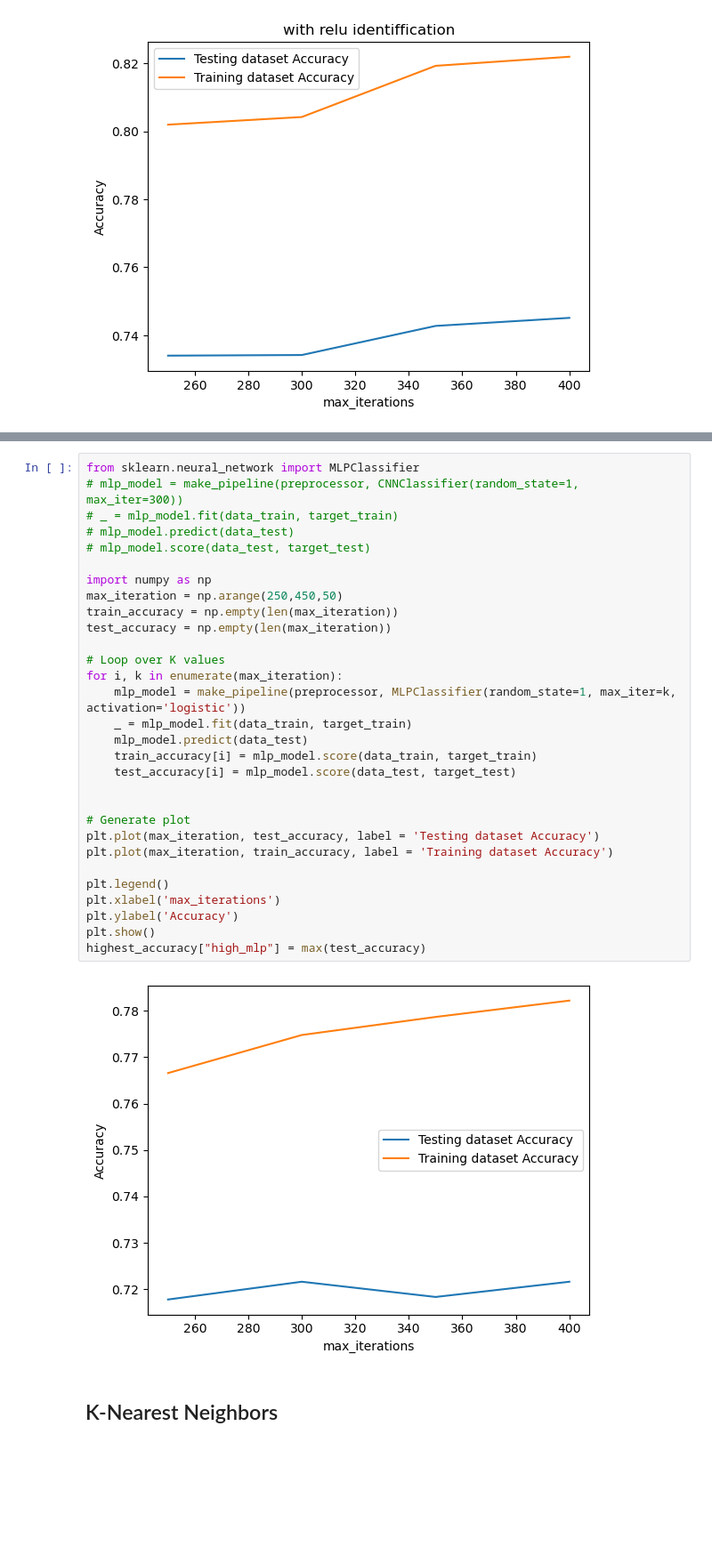
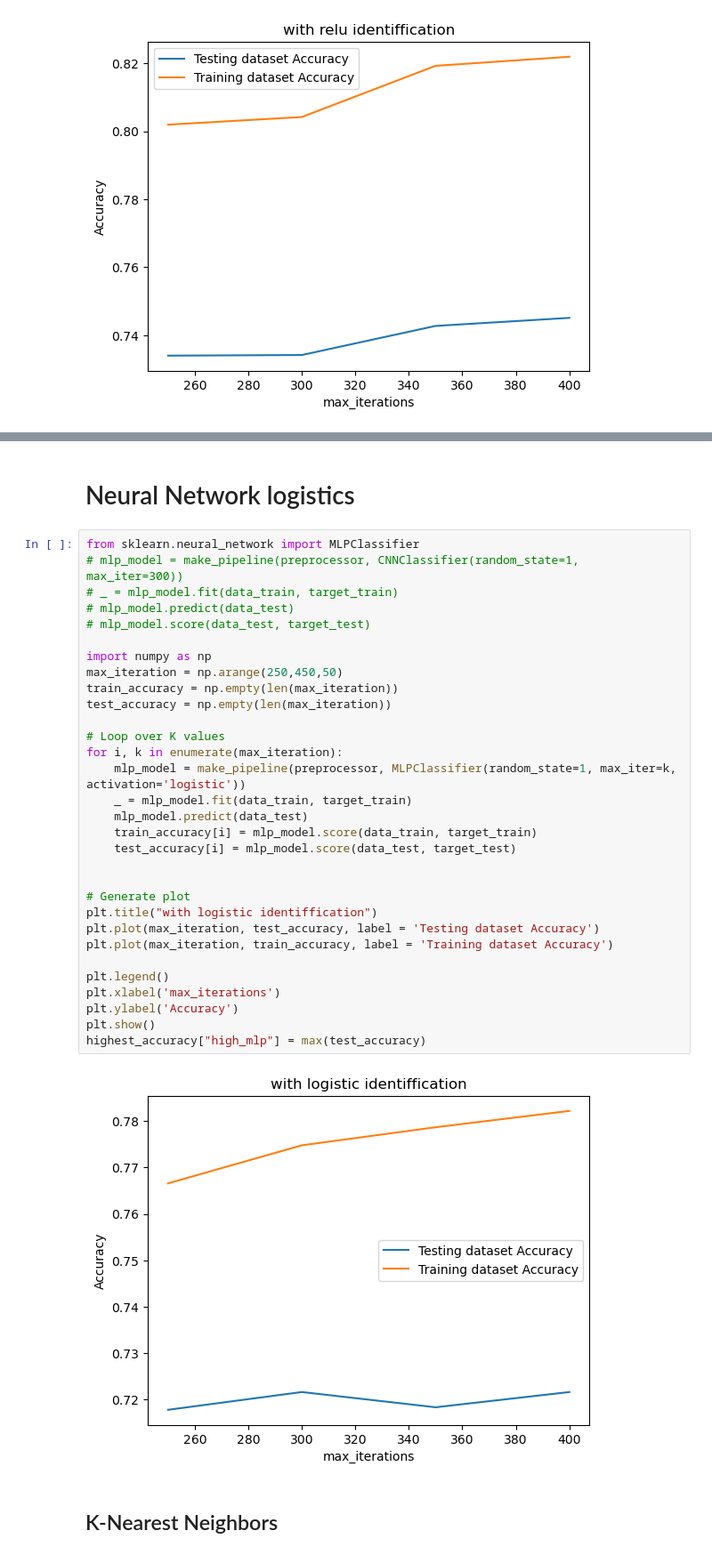
Before and after one commit to AlbertNg02/food-insecurity-prediction, a Jupyter notebook: data_explore.ipynb, the cells around one changed output, grey strips where cells are left out. Shown at 89% size. Cells and saved outputs as stored; diff of their text form; blank space fills up the shorter version.

Commit message:
Added title for neuralnetwork graphs

```diff
--- a/data_explore.ipynb
+++ b/data_explore.ipynb
@@ -596,35 +597,38 @@ highest_accuracy["high_mlp"] = max(test_accuracy)
+# %% [markdown]
+# Neural Network logistics
 # %%
 from sklearn.neural_network import MLPClassifier
 # mlp_model = make_pipeline(preprocessor, CNNClassifier(random_state=1, max_iter=300))
 # _ = mlp_model.fit(data_train, target_train)
 # mlp_model.predict(data_test)
 # mlp_model.score(data_test, target_test)
 
 import numpy as np
 max_iteration = np.arange(250,450,50)
 train_accuracy = np.empty(len(max_iteration))
 test_accuracy = np.empty(len(max_iteration))
 
 # Loop over K values
 for i, k in enumerate(max_iteration):
     mlp_model = make_pipeline(preprocessor, MLPClassifier(random_state=1, max_iter=k, activation='logistic'))
     _ = mlp_model.fit(data_train, target_train)
     mlp_model.predict(data_test)
     train_accuracy[i] = mlp_model.score(data_train, target_train)
     test_accuracy[i] = mlp_model.score(data_test, target_test)
 
 
 # Generate plot
+plt.title("with logistic identiffication")
 plt.plot(max_iteration, test_accuracy, label = 'Testing dataset Accuracy')
 plt.plot(max_iteration, train_accuracy, label = 'Training dataset Accuracy')
 
 plt.legend()
 plt.xlabel('max_iterations')
 plt.ylabel('Accuracy')
 plt.show()
 highest_accuracy["high_mlp"] = max(test_accuracy)
 # %% [output]
-[figure, old version]
+[figure, new version]
 # %% [markdown]
 ## K-Nearest Neighbors
 # %%
```
Also changed, not shown: parts of 3 cells of this notebook.
